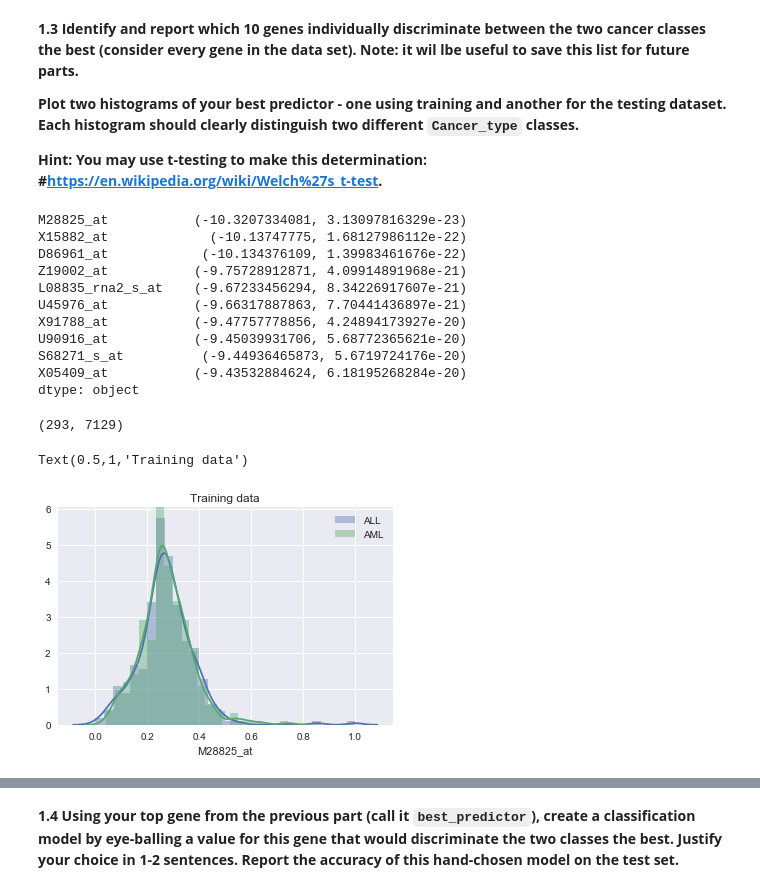
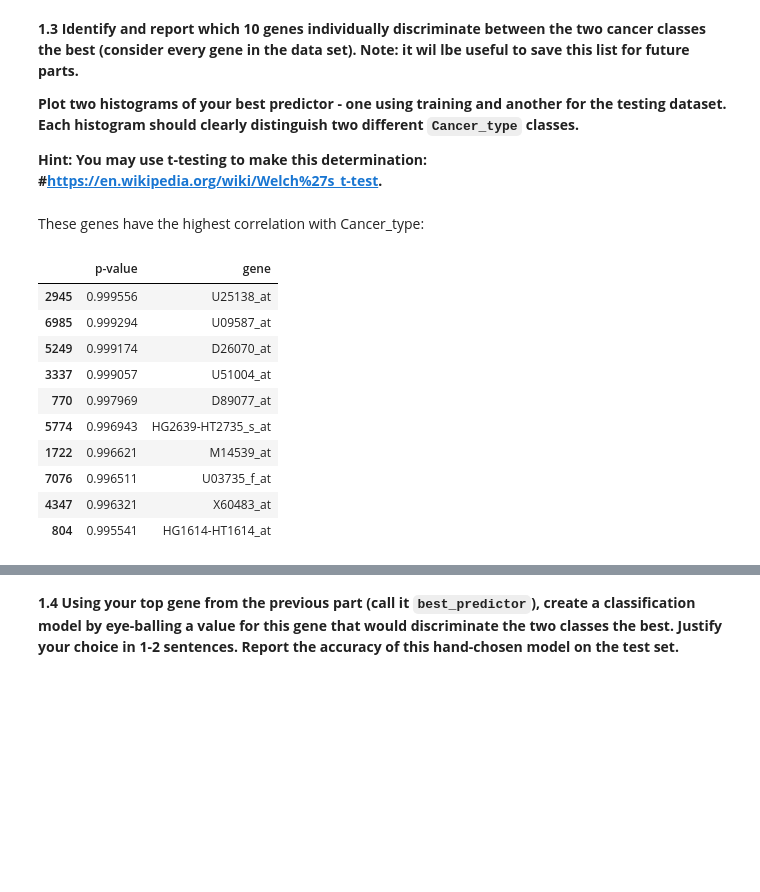
Before and after one commit to katiegrosch/2019-CS109A, a Jupyter notebook: content/homeworks/cs109a_hw4_209/cs109a_HW4.ipynb, the cells around one changed output, grey strips where cells are left out. Cells and saved outputs as stored; diff of their text form; code cells hidden in the pictures; blank space fills up the shorter version.

```diff
--- a/content/homeworks/cs109a_hw4_209/cs109a_HW4.ipynb
+++ b/content/homeworks/cs109a_hw4_209/cs109a_HW4.ipynb
@@ -130,35 +130,27 @@ This is called the "curse of dimensionality". Basically, as the number of featur
 # %%
 import scipy
 
-gene_corrs = X_train_normalized.apply(lambda x: scipy.stats.ttest_ind(x, y_train, equal_var=False))
-top_ten_genes = gene_corrs[np.argsort(gene_corrs)[:10]]
-print(top_ten_genes)
+gene_corrs = pd.DataFrame(list(map(lambda x: x[1], X_train_normalized.apply(lambda x: scipy.stats.ttest_ind(x, y_train, equal_var=False)))),columns=['p-value'])
+gene_corrs['gene'] = X_train_normalized.columns
+top_ten_genes = pd.DataFrame(gene_corrs.nlargest(10,'p-value'))
-# %% [output]
-M28825_at           (-10.3207334081, 3.13097816329e-23)
-X15882_at             (-10.13747775, 1.68127986112e-22)
-D86961_at            (-10.134376109, 1.39983461676e-22)
-Z19002_at           (-9.75728912871, 4.09914891968e-21)
-L08835_rna2_s_at    (-9.67233456294, 8.34226917607e-21)
-U45976_at           (-9.66317887863, 7.70441436897e-21)
-X91788_at           (-9.47757778856, 4.24894173927e-20)
-U90916_at           (-9.45039931706, 5.68772365621e-20)
-S68271_s_at          (-9.44936465873, 5.6719724176e-20)
-X05409_at           (-9.43532884624, 6.18195268284e-20)
-dtype: object
+# %% [markdown]
+These genes have the highest correlation with Cancer_type:
+# %%
+top_ten_genes
+# %% [output]
+|  | p-value | gene |
+| 2945 | 0.999556 | U25138_at |
+| 6985 | 0.999294 | U09587_at |
+| 5249 | 0.999174 | D26070_at |
+| 3337 | 0.999057 | U51004_at |
+| 770 | 0.997969 | D89077_at |
+| 5774 | 0.996943 | HG2639-HT2735_s_at |
+| 1722 | 0.996621 | M14539_at |
+| 7076 | 0.996511 | U03735_f_at |
+| 4347 | 0.996321 | X60483_at |
+| 804 | 0.995541 | HG1614-HT1614_at |
 # %%
 ALL_train = X_train_normalized[y_train==0]
 AML_train = X_train_normalized[y_train==1]
 ALL_test = X_test_normalized[y_test==0]
 AML_test = X_test_normalized[y_test==1]
-# %%
-AML_train.shape
-# %% [output]
-(293, 7129)
-# %%
-sns.distplot(ALL_train['M28825_at'], label='ALL')
-sns.distplot(AML_train['M28825_at'], label='AML')
-plt.legend()
-plt.title('Training data')
-# %% [output]
-Text(0.5,1,'Training data')
-[figure, removed]
```
Also changed, not shown: parts of 36 cells of this notebook.
